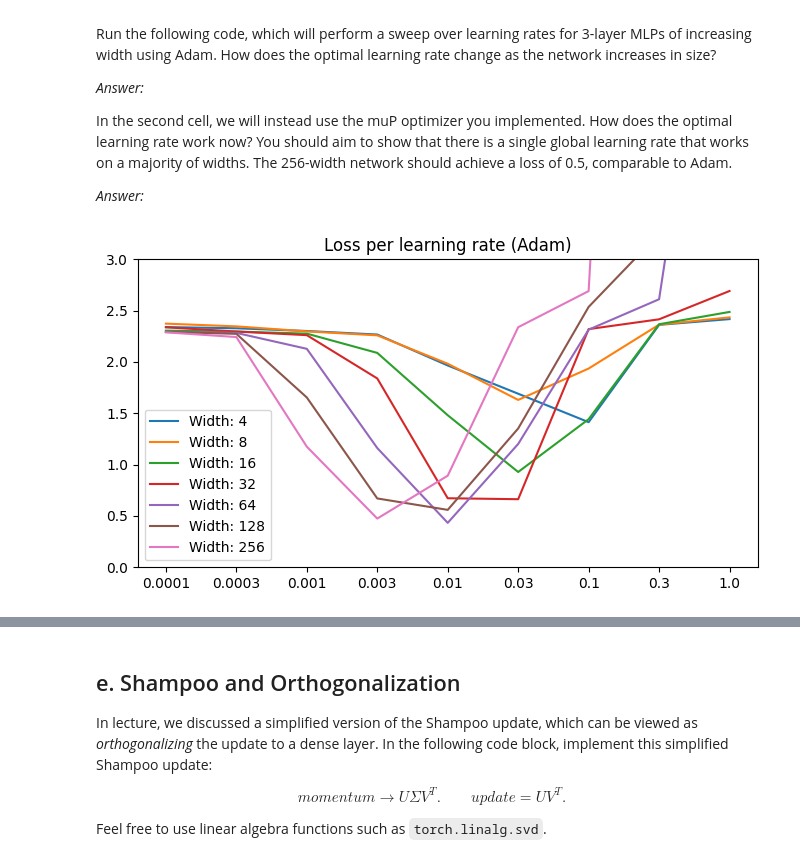
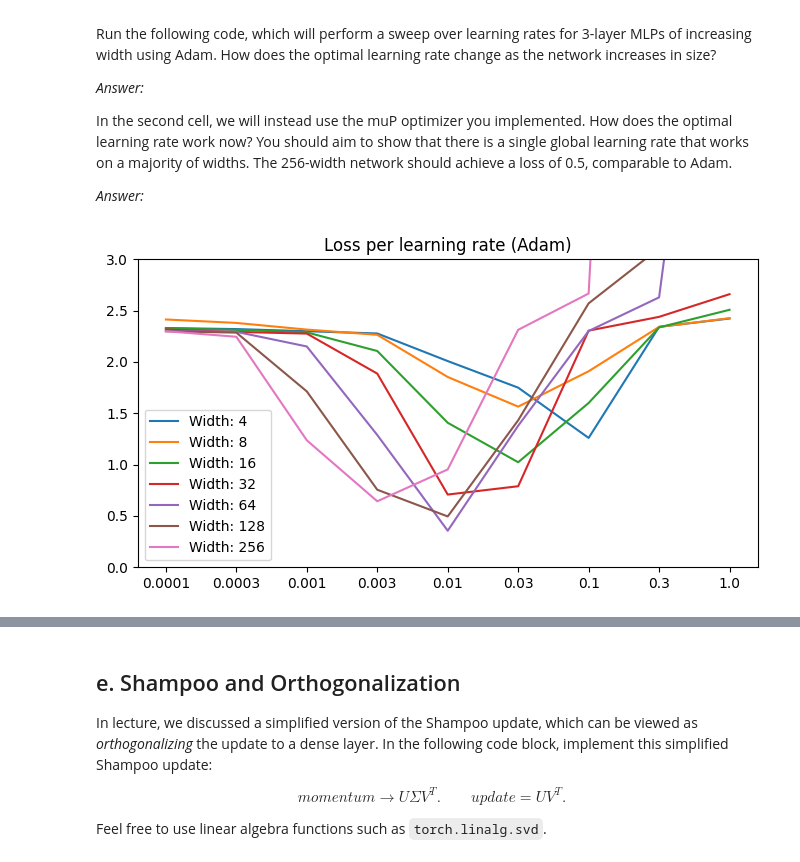
Before and after one commit to NoahLundSyrdal/SpecialParticipationC, a Jupyter notebook: q_mup_coding.ipynb, the cells around one changed output, grey strips where cells are left out. Saved outputs shown, nothing was run; the diff lists cells and outputs as text; code cells hidden in the pictures.

Commit message:
better training

```diff
--- a/q_mup_coding.ipynb
+++ b/q_mup_coding.ipynb
@@ -177,23 +192,32 @@ valid_images, valid_labels = valid_images.to(device), valid_labels.to(device)
 # %%
 all_widths = [4, 8, 16, 32, 64, 128, 256]
 all_lrs = [0.0001, 0.0003, 0.001, 0.003, 0.01, 0.03, 0.1, 0.3, 1.0]
 adam_results = np.zeros((len(all_widths), len(all_lrs)))
 for wi, width in enumerate(all_widths):
     for lri, lr in enumerate(all_lrs):
-        loss = train_with_lr(hiddens=[width, width, width], lr=lr)
-        adam_results[wi, lri] = loss
+        adam_results[wi, lri] = train_with_lr(
+            hiddens=[width, width, width],
+            optimizer=SimpleAdam,          # ← required
+            lr=lr,
+            train_images=train_images,
+            train_labels=train_labels,
+            valid_images=valid_images,
+            valid_labels=valid_labels,
+            device=get_device(),
+            steps=100,
+        )
 
 fig, axs = plt.subplots(1, figsize=(8, 4))
 axs.set_title(f'Loss per learning rate (Adam)')
 for wi, width in enumerate(all_widths):
     axs.plot(np.arange(len(all_lrs)), adam_results[wi], label=f'Width: {width}')
 axs.set_xticks(np.arange(len(all_lrs)))
 axs.set_xticklabels(all_lrs)
 axs.set_ylim(bottom=0, top=3)
 axs.legend()
 fig.show()
 # %% [output]
-[figure, old version]
+[figure, new version]
 # %%
 all_widths = [4, 8, 16, 32, 64, 128, 256]
 all_lrs = [0.03, 0.1, 0.3, 1.0, 3.0, 10.0]
```
Also changed, not shown: parts of 6 cells of this notebook, 1 other file.
